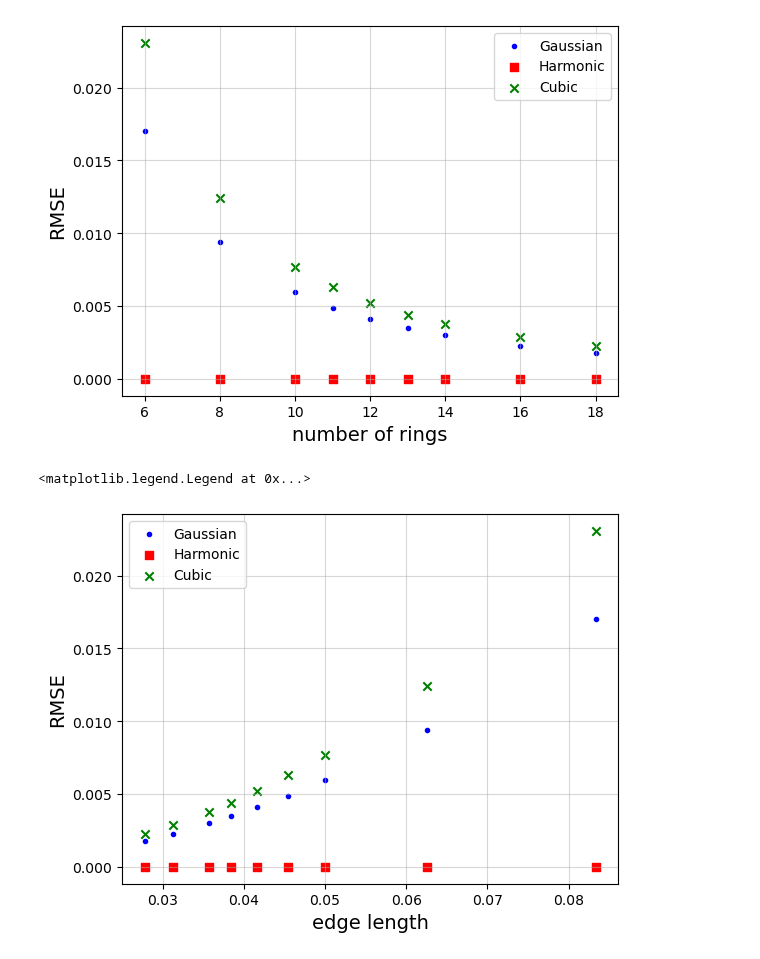
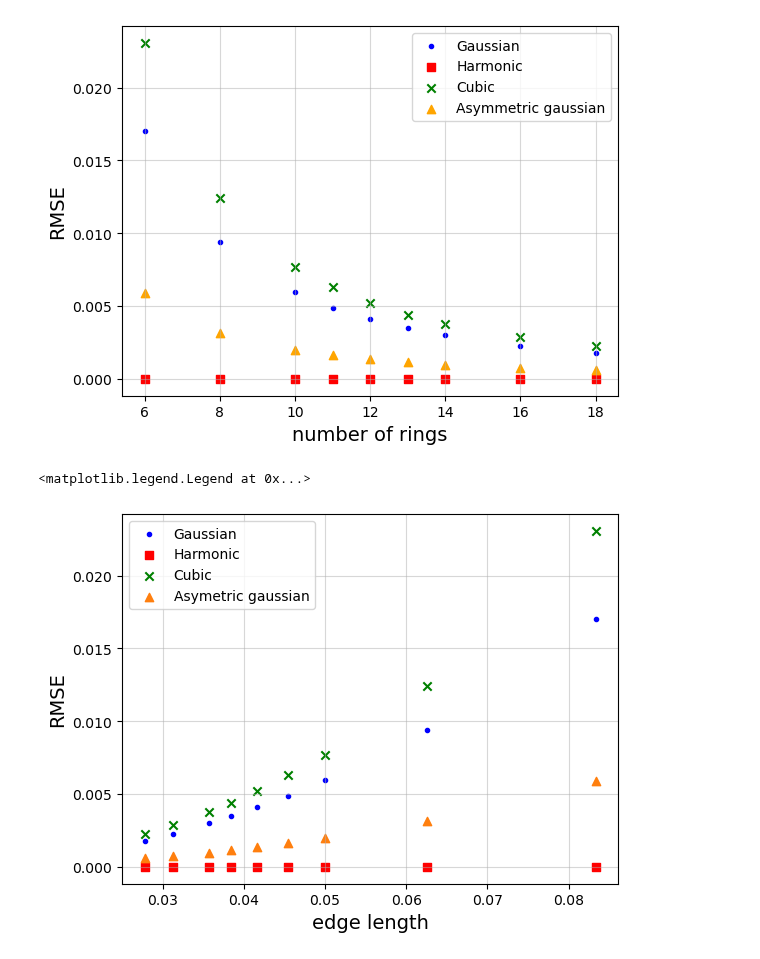
Before and after one commit to JaNiebu/BT_DECinPhysics, a Jupyter notebook: Convergence.ipynb, the cells around one changed output. Drawn from its saved outputs; the diff is of its cells as text; code cells hidden in the pictures.

```diff
--- a/Convergence.ipynb
+++ b/Convergence.ipynb
@@ -19,6 +19,7 @@ for i in range(0,len(Measures)):
     GaussSol = "Solutions/PoissonGaussSolutionRing" + str(n) + ".txt"
     HarmSol = "Solutions/PoissonHarmSolutionRing" + str(n) + ".txt"
     CubeSol = "Solutions/PoissonCubeSolutionRing" + str(n) + ".txt"
+    AsymSol = "Solutions/PoissonAsymSolutionRing" + str(n) + ".txt"
 
     #loading data in dictionary
     data['V'+str(n)] = np.genfromtxt( Vadress )
@@ -30,14 +31,13 @@ for i in range(0,len(Measures)):
     data['Harm'+str(n)] = Harm - Harm[0]
     Cube = np.genfromtxt( CubeSol )
     data['Cube'+str(n)] = Cube - Cube[0]
+    Asym = np.genfromtxt( AsymSol)
+    data['Asym'+str(n)] = Asym + math.exp(-10.*2.*0.2**2)-Asym[0]
 # %%
 def GaussAnaPot( x,y ):
     r = ((x-0.5)**2 + (y-0.5)**2)**0.5
     Val = math.exp(-10.*r**2)
     return Val
-
-def Scale(x):
-    return x**2
 
 GaussMSD = []
 
@@ -94,36 +94,62 @@ for i in range(0,len(Measures)):
     Sol = data['Cube'+str(n)]
     SquaredDisplacment = 0
 
     for j in range(0,len(V)):
         x = V[j][0]
         y = V[j][1]
         SquaredDisplacment += (Sol[j]-CubeAnaPot(x,y))**2
 
     MSD = math.sqrt(SquaredDisplacment/(len(V)-1))
     CubeMSD.append( MSD )
 
 plt.scatter(Measures,CubeMSD,marker='x',color='g',label='Cubic')
+
+
+def GaussAnaPot2( x,y ):
+    r = ((x-0.7)**2 + (y-0.7)**2)**0.5
+    Val = math.exp(-10.*r**2)
+    return Val
+
+Gauss2MSD = []
+
+plt.grid(alpha=0.5)
+for i in range(0,len(Measures)):
+    n = Measures[i]
+    V = data['V'+str(n)]
+    Sol = data['Asym'+str(n)]
+    SquaredDisplacment = 0
+
+    for j in range(0,len(V)):
+        x = V[j][0]
+        y = V[j][1]
+        SquaredDisplacment += (Sol[j]-GaussAnaPot2(x,y))**2
+
+    MSD = math.sqrt(SquaredDisplacment/(len(V)-1))
+    Gauss2MSD.append( MSD )
+
+plt.scatter(Measures,Gauss2MSD,marker='^',color='orange',label='Asymmetric gaussian')
 plt.legend()
 plt.xlabel('number of rings',fontsize=14)
 plt.ylabel('RMSE', fontsize=14)
 plt.show()
 
 
 EdgeLengths = []
 for i in range(0,len(Measures)):
     EdgeLengths.append(0.5/Measures[i])
 
 plt.grid(alpha=0.5)
 plt.scatter(EdgeLengths,GaussMSD,marker='.',color='b',label='Gaussian')
 plt.scatter(EdgeLengths,HarmMSD,marker='s',color='r',label='Harmonic')
 plt.scatter(EdgeLengths,CubeMSD,marker='x',color='g',label='Cubic')
+plt.scatter(EdgeLengths,Gauss2MSD,marker='^',color='C1',label='Asymetric gaussian')
 plt.xlabel('edge length',fontsize=14)
 plt.ylabel('RMSE',fontsize=14)
 plt.legend()
 # %% [output]
-[figure, old version]
+[figure, new version]
 <matplotlib.legend.Legend at 0x...>
-[figure, old version]
+[figure, new version]
 # %%
 def GaussAnaPot( x,y ):
     r = ((x-0.5)**2 + (y-0.5)**2)**0.5
```
Also changed, not shown: parts of 2 cells of this notebook, 4 other files.
